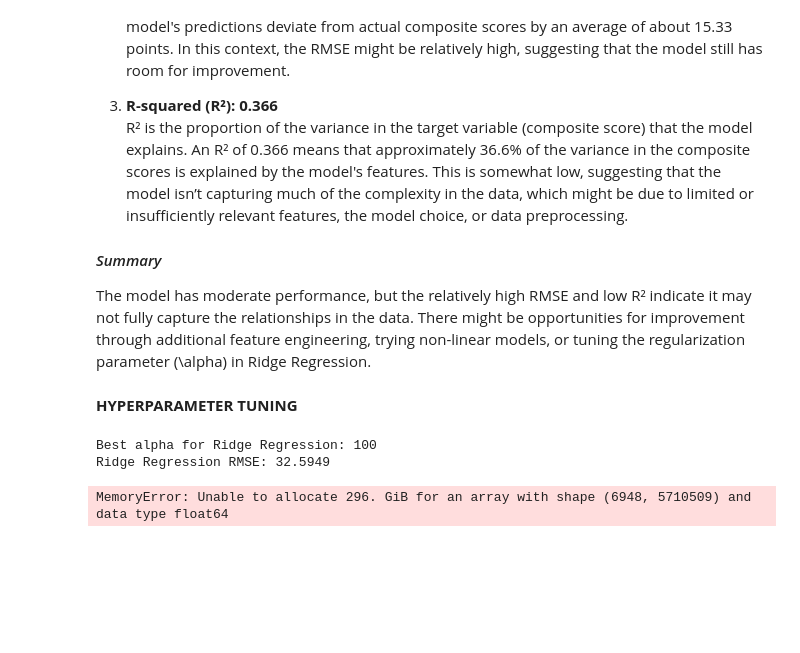
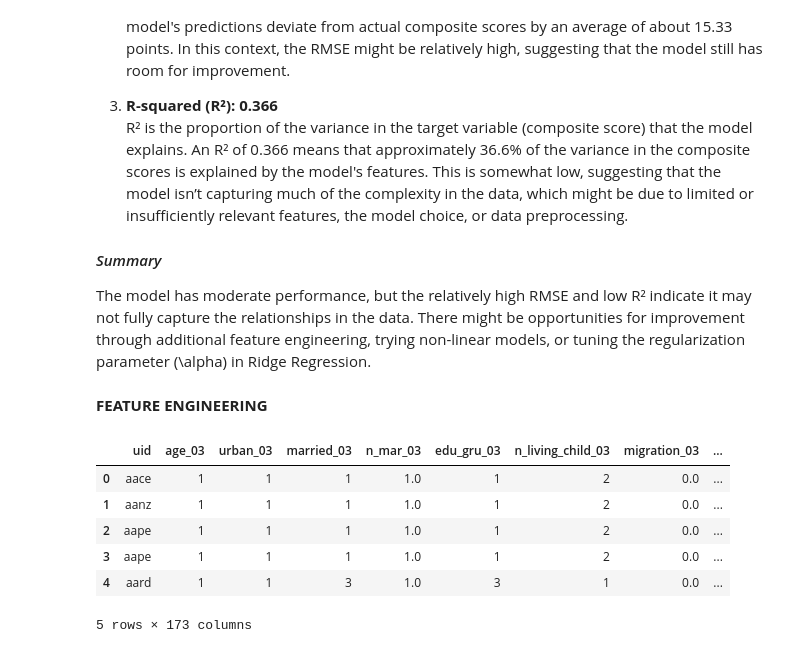
Before and after one commit to geomwangi007/Early-Detection-of-Alzheimer-s-Disease-and-Related-Dementias-Using-Social-Determinants-of-Health, a Jupyter notebook: IPNYBS/Mercy.ipynb, the cells around one changed output. Saved outputs shown, nothing was run; the diff lists cells and outputs as text; code cells hidden in the pictures; blank space fills up the shorter version.

Commit message:
modelling with feature engineering

```diff
--- a/IPNYBS/Mercy.ipynb
+++ b/IPNYBS/Mercy.ipynb
@@ -1709,48 +1698,15 @@ R-squared (R²): 0.36577166009051487
 
 #### *Summary*
 The model has moderate performance, but the relatively high RMSE and low R² indicate it may not fully capture the relationships in the data. There might be opportunities for improvement through additional feature engineering, trying non-linear models, or tuning the regularization parameter \(\alpha\) in Ridge Regression.
-# %% [markdown]
-**HYPERPARAMETER TUNING**
-# %%
-param_grid = {
-    'ridge__alpha': [0.01, 0.1, 1, 10, 100]
-}
-
-# Grid Search with Cross-Validation
-grid_search = GridSearchCV(ridge_pipeline, param_grid, cv=5, scoring='neg_mean_squared_error')
-grid_search.fit(X_train, y_train)
-
-# Best Model Evaluation
-best_model = grid_search.best_estimator_
-y_pred = best_model.predict(X_test)
-
-# Calculate metrics
-from sklearn.metrics import mean_squared_error, r2_score
-mse = mean_squared_error(y_test, y_pred)
-rmse = mean_squared_error(y_test, y_pred, squared=False)
-r2 = r2_score(y_test, y_pred)
-
-print(f"Mean Squared Error (MSE): {mse}")
-print(f"Root Mean Squared Error (RMSE): {rmse}")
-print(f"R-squared (R²): {r2}")
-# %% [output]
-Best alpha for Ridge Regression: 100
-Ridge Regression RMSE: 32.5949
-# %%
-from sklearn.preprocessing import PolynomialFeatures
-
-# Create polynomial features
-poly = PolynomialFeatures(degree=2, include_bias=False)
-X_poly = poly.fit_transform(X_train)
-
-# Fit Linear Regression on polynomial features
-lin_reg_poly = LinearRegression()
-lin_reg_poly.fit(X_poly, y_train)
-
-# Predict and calculate RMSE on the test set
-X_test_poly = poly.transform(X_test)
-y_pred_poly = lin_reg_poly.predict(X_test_poly)
-poly_rmse = np.sqrt(mean_squared_error(y_test, y_pred_poly))
-print(f"Polynomial Regression RMSE: {poly_rmse:.4f}")
-# %% [output]
-MemoryError: Unable to allocate 296. GiB for an array with shape (6948, 5710509) and data type float64
+# %% [markdown]
+**FEATURE ENGINEERING**
+# %%
+df.head()
+# %% [output]
+|  | uid | age_03 | urban_03 | married_03 | n_mar_03 | edu_gru_03 | n_living_child_03 | migration_03 | ... |
+| 0 | aace | 1 | 1 | 1 | 1.0 | 1 | 2 | 0.0 | ... |
+| 1 | aanz | 1 | 1 | 1 | 1.0 | 1 | 2 | 0.0 | ... |
+| 2 | aape | 1 | 1 | 1 | 1.0 | 1 | 2 | 0.0 | ... |
+| 3 | aape | 1 | 1 | 1 | 1.0 | 1 | 2 | 0.0 | ... |
+| 4 | aard | 1 | 1 | 3 | 1.0 | 3 | 1 | 0.0 | ... |
+5 rows × 173 columns
```
Also changed, not shown: parts of 24 cells of this notebook.
